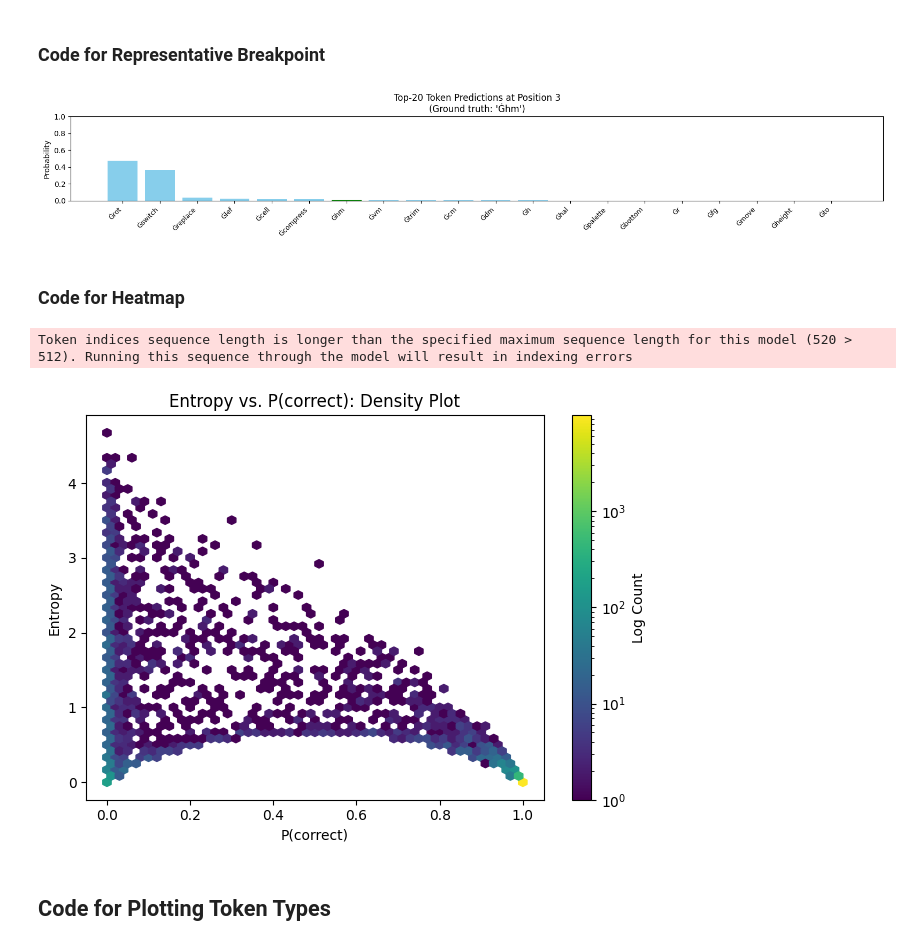
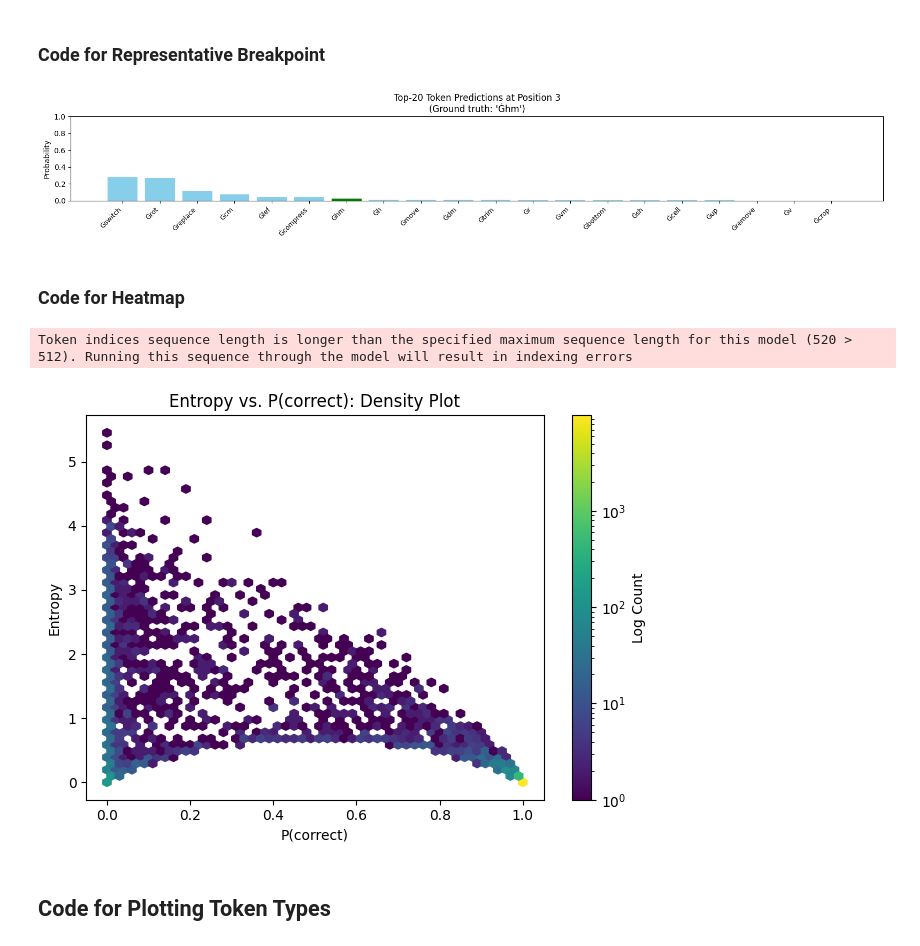
Before and after one commit to MGWSimpson/AlphaARC, a Jupyter notebook: analysis/identifying_breakpoints.ipynb, the cells around one changed output. Saved outputs shown, nothing was run; the diff lists cells and outputs as text; code cells hidden in the pictures.

```diff
--- a/analysis/identifying_breakpoints.ipynb
+++ b/analysis/identifying_breakpoints.ipynb
@@ -30,7 +30,7 @@ with open('../data/split_keys.json') as fp:
 validation_tasks = json_object['val']
 validation_tasks
 
-model_path = '/home/mgws3/AlphaARC/finetune/2025-06-30_13-11-52/checkpoint-16470'
+model_path = '/home/mgws3/AlphaARC/finetune-checkpoint/dev-checkpoint'
 # %% [markdown]
 ## Code for Generating Sequence Level Probabilities
 # %%
@@ -104,7 +104,7 @@ def generate_task_level_analysis(task_id, model_path='../finetune/2025-05-27_17-
 
 print(validation_tasks)
 # change here the task and model you wish to use.
-task = validation_tasks[8]
+task = validation_tasks[7]
 generate_task_level_analysis(task, model_path=model_path)
 # %% [output]
 ['6150a2bd', 'c8f0f002', '68b16354', 'c9e6f938', '6fa7a44f', 'ac0a08a4', '4258a5f9', '9ecd008a', '25ff71a9', '3af2c5a8', '67e8384a', '56ff96f3', 'dc1df850', 'ae4f1146', 'aabf363d', 'aedd82e4', '445eab ...
@@ -396,35 +422,35 @@ def output_token_distribution_at_position(task_id, tokens, probs, tokenizer, pos
     topk_probs = token_probs[topk_idx]
     topk_tokens = tokenizer.convert_ids_to_tokens(topk_idx)
 
     plt.figure(figsize=(top_k * 0.8, 3))
     bars = plt.bar(range(top_k), topk_probs, color='skyblue')
     plt.xticks(range(top_k), topk_tokens, rotation=45, ha='right', fontsize=9)
     plt.ylim(0, 1)
     plt.ylabel("Probability")
     plt.title(f"Top-{top_k} Token Predictions at Position {position}\n(Ground truth: '{tokens[position]}')")
 
     # Optionally highlight the true token in red if it's in top-k
     true_token = tokens[position]
     try:
         true_token_id = tokenizer.convert_tokens_to_ids(true_token)
         if true_token_id in topk_idx:
             idx_in_topk = list(topk_idx).index(true_token_id)
             bars[idx_in_topk].set_color('green')
     except:
         pass  # token not found or unknown token
 
     plt.tight_layout()
     plt.savefig(f'../figures/topk-token-distribution-pos{position}.png')
     plt.show()
 
 
 task_id= '68b16354'
 tokens, p_token = compute_probs_for_task(task_id,  model_path=model_path)
 
 
-output_token_distribution_at_position(task_id, tokens, p_token, AutoTokenizer.from_pretrained('Salesforce/codet5p-220m'), position= 0, top_k=20)
+output_token_distribution_at_position(task_id, tokens, p_token, AutoTokenizer.from_pretrained('Salesforce/codet5p-220m'), position= 3, top_k=20)
 # %% [output]
-[figure, old version]
+[figure, new version]
 # %% [markdown]
 ### Code for Heatmap
 # %%
@@ -530,7 +556,7 @@ correct_probs, entropies = compute_probs_and_entropies(validation_tasks, model_p
 display_hex_bin(correct_probs, entropies)
 # %% [output]
 Token indices sequence length is longer than the specified maximum sequence length for this model (520 > 512). Running this sequence through the model will result in indexing errors
-[figure, old version]
+[figure, new version]
 # %% [markdown]
 ## Code for Plotting Token Types
 # %%
```
Also changed, not shown: parts of 8 cells of this notebook, 19 other files.
